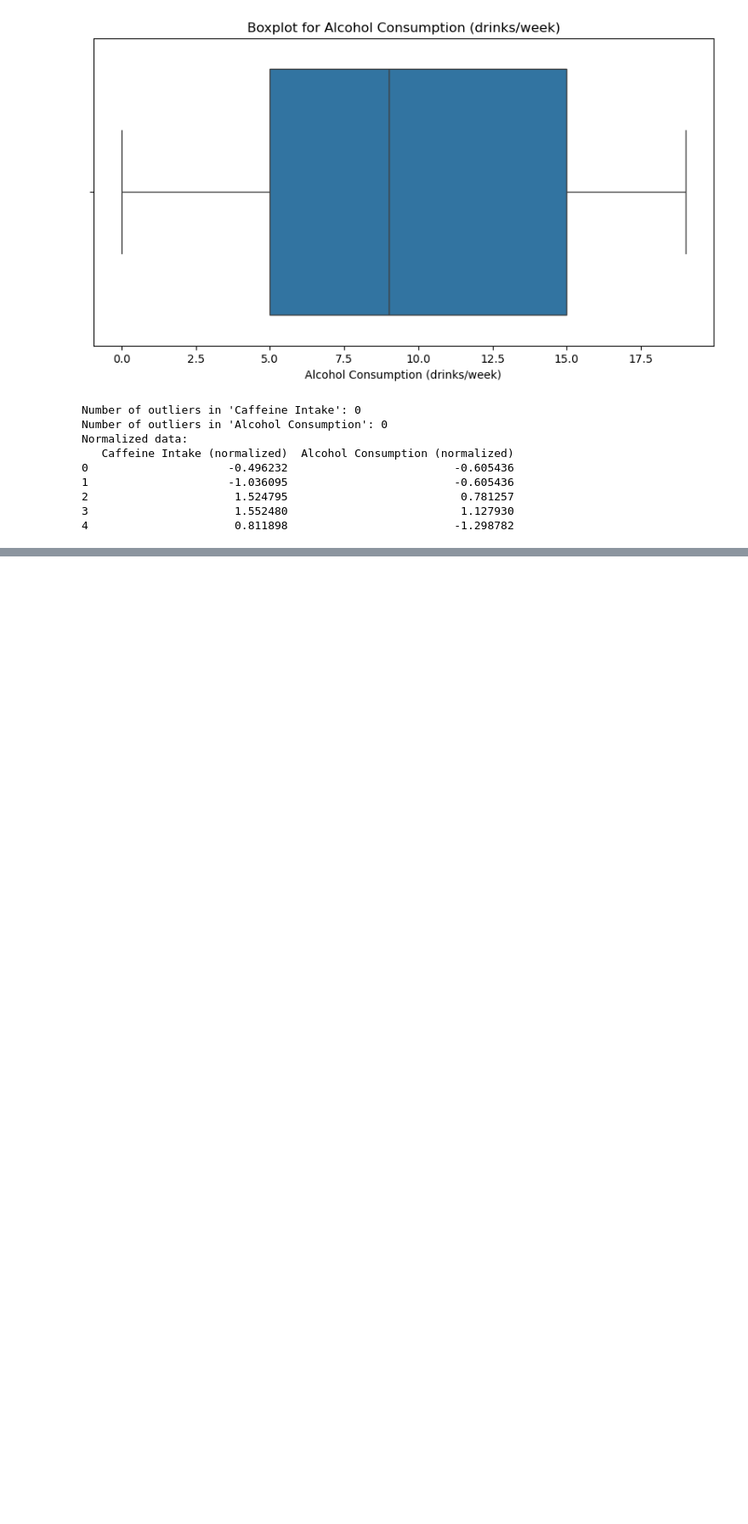
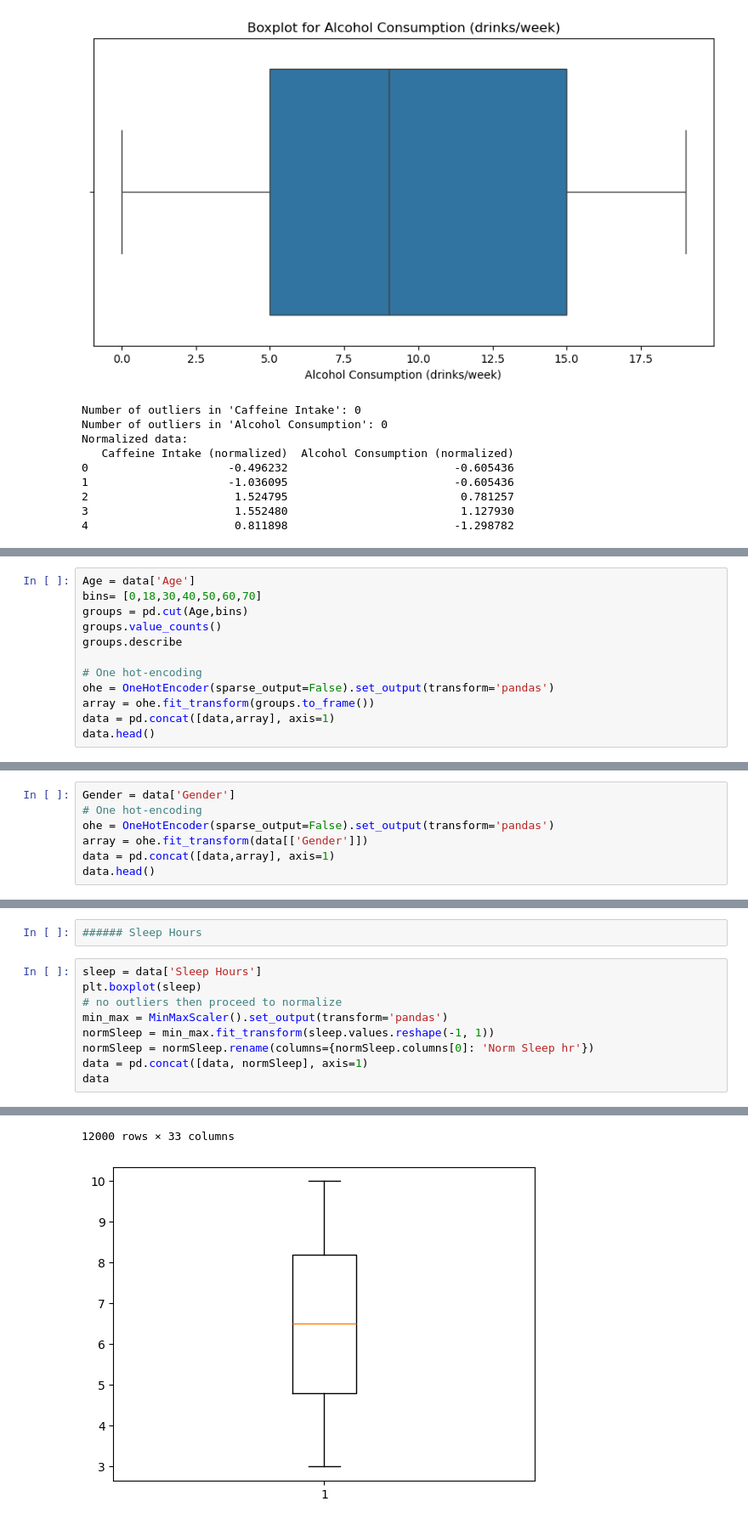
Before and after one commit to 100495761/MSE446, a Jupyter notebook: main.ipynb, the cells around one changed output, grey strips where cells are left out. Shown at 85% size. Saved outputs shown, nothing was run; the diff lists cells and outputs as text; blank space fills up the shorter version.

```diff
--- a/main.ipynb
+++ b/main.ipynb
@@ -292,0 +294,12 @@ Normalized data:
+# %%
+Age = data['Age']
+bins= [0,18,30,40,50,60,70]
+groups = pd.cut(Age,bins)
+groups.value_counts()
+groups.describe
+
+# One hot-encoding
+ohe = OneHotEncoder(sparse_output=False).set_output(transform='pandas')
+array = ohe.fit_transform(groups.to_frame())
+data = pd.concat([data,array], axis=1)
+data.head()
@@ -292,0 +316,7 @@ Normalized data:
+# %%
+Gender = data['Gender']
+# One hot-encoding
+ohe = OneHotEncoder(sparse_output=False).set_output(transform='pandas')
+array = ohe.fit_transform(data[['Gender']])
+data = pd.concat([data,array], axis=1)
+data.head()
@@ -292,0 +331,12 @@ Normalized data:
+# %%
+###### Sleep Hours
+# %%
+sleep = data['Sleep Hours']
+plt.boxplot(sleep)
+# no outliers then proceed to normalize
+min_max = MinMaxScaler().set_output(transform='pandas')
+normSleep = min_max.fit_transform(sleep.values.reshape(-1, 1))
+normSleep = normSleep.rename(columns={normSleep.columns[0]: 'Norm Sleep hr'})
+data = pd.concat([data, normSleep], axis=1)
+data
+# %% [output]
@@ -292,0 +355,2 @@ Normalized data:
+12000 rows × 33 columns
+[figure, added]
```
Also changed, not shown: parts of 13 cells of this notebook.
